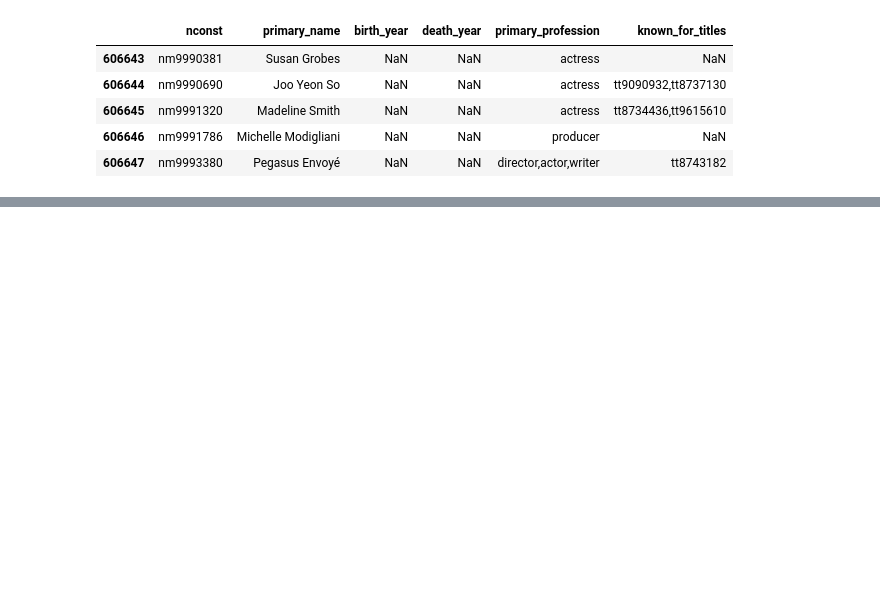
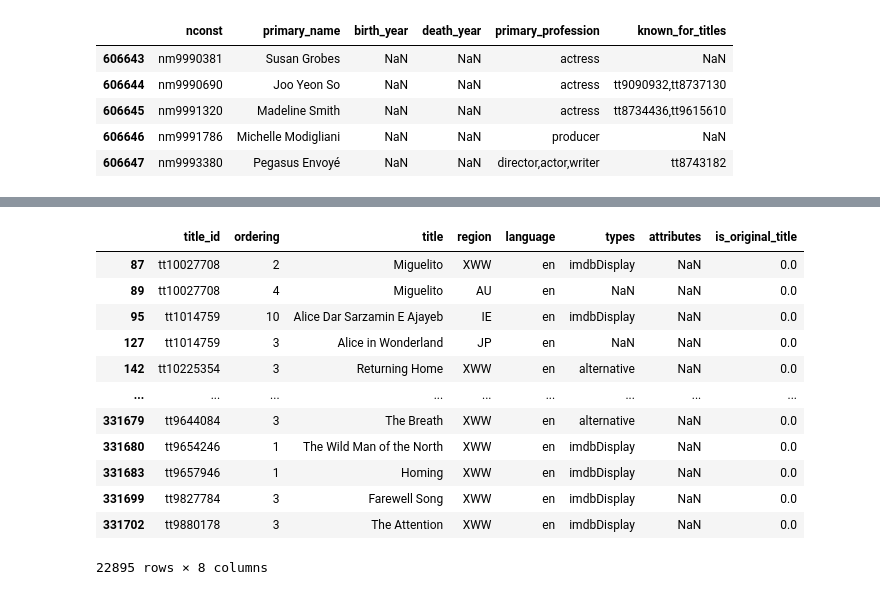
Before and after one commit to itcalderon/2020-movie-analysis, a Jupyter notebook: imdb_eda.ipynb, the cells around one changed output, grey strips where cells are left out. Saved outputs shown, nothing was run; the diff lists cells and outputs as text; code cells hidden in the pictures; blank space fills up the shorter version.

```diff
--- a/imdb_eda.ipynb
+++ b/imdb_eda.ipynb
@@ -28,0 +45,3 @@ name features the names of different people in the industry and list their prima
+# %%
+title_akas = pd.read_csv('Data/imdb.title.akas.csv')
+title_akas.head()
@@ -44,0 +112,16 @@ memory usage: 27.8+ MB
+# %%
+title_akas[title_akas.language == 'en']
+# %% [output]
+|  | title_id | ordering | title | region | language | types | attributes | is_original_title |
+| 87 | tt10027708 | 2 | Miguelito | XWW | en | imdbDisplay | NaN | 0.0 |
+| 89 | tt10027708 | 4 | Miguelito | AU | en | NaN | NaN | 0.0 |
+| 95 | tt1014759 | 10 | Alice Dar Sarzamin E Ajayeb | IE | en | imdbDisplay | NaN | 0.0 |
+| 127 | tt1014759 | 3 | Alice in Wonderland | JP | en | NaN | NaN | 0.0 |
+| 142 | tt10225354 | 3 | Returning Home | XWW | en | alternative | NaN | 0.0 |
+| ... | ... | ... | ... | ... | ... | ... | ... | ... |
+| 331679 | tt9644084 | 3 | The Breath | XWW | en | alternative | NaN | 0.0 |
+| 331680 | tt9654246 | 1 | The Wild Man of the North | XWW | en | imdbDisplay | NaN | 0.0 |
+| 331683 | tt9657946 | 1 | Homing | XWW | en | imdbDisplay | NaN | 0.0 |
+| 331699 | tt9827784 | 3 | Farewell Song | XWW | en | imdbDisplay | NaN | 0.0 |
+| 331702 | tt9880178 | 3 | The Attention | XWW | en | imdbDisplay | NaN | 0.0 |
+22895 rows × 8 columns
```
Also changed, not shown: parts of 54 cells of this notebook, 2 other files.
